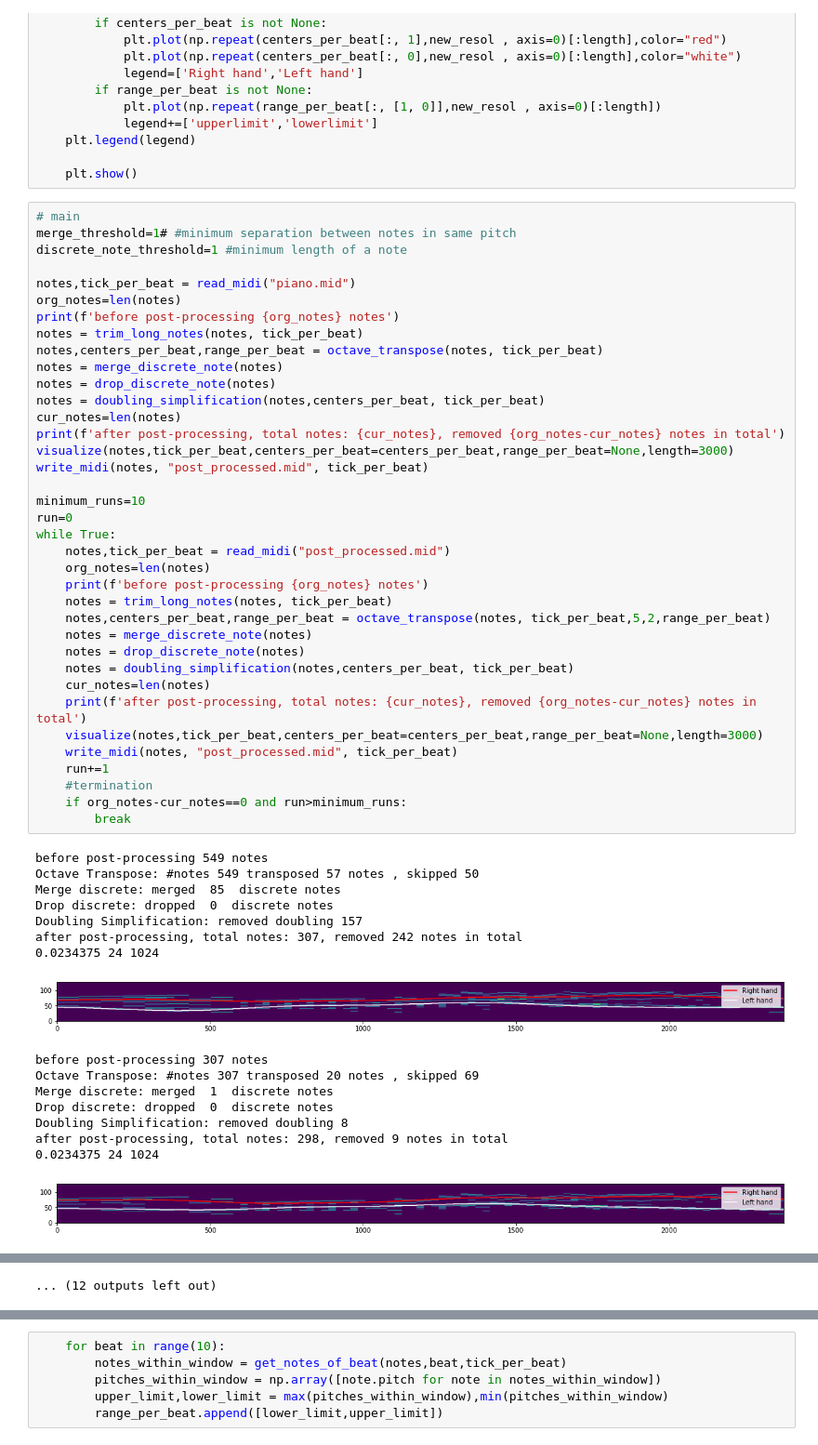
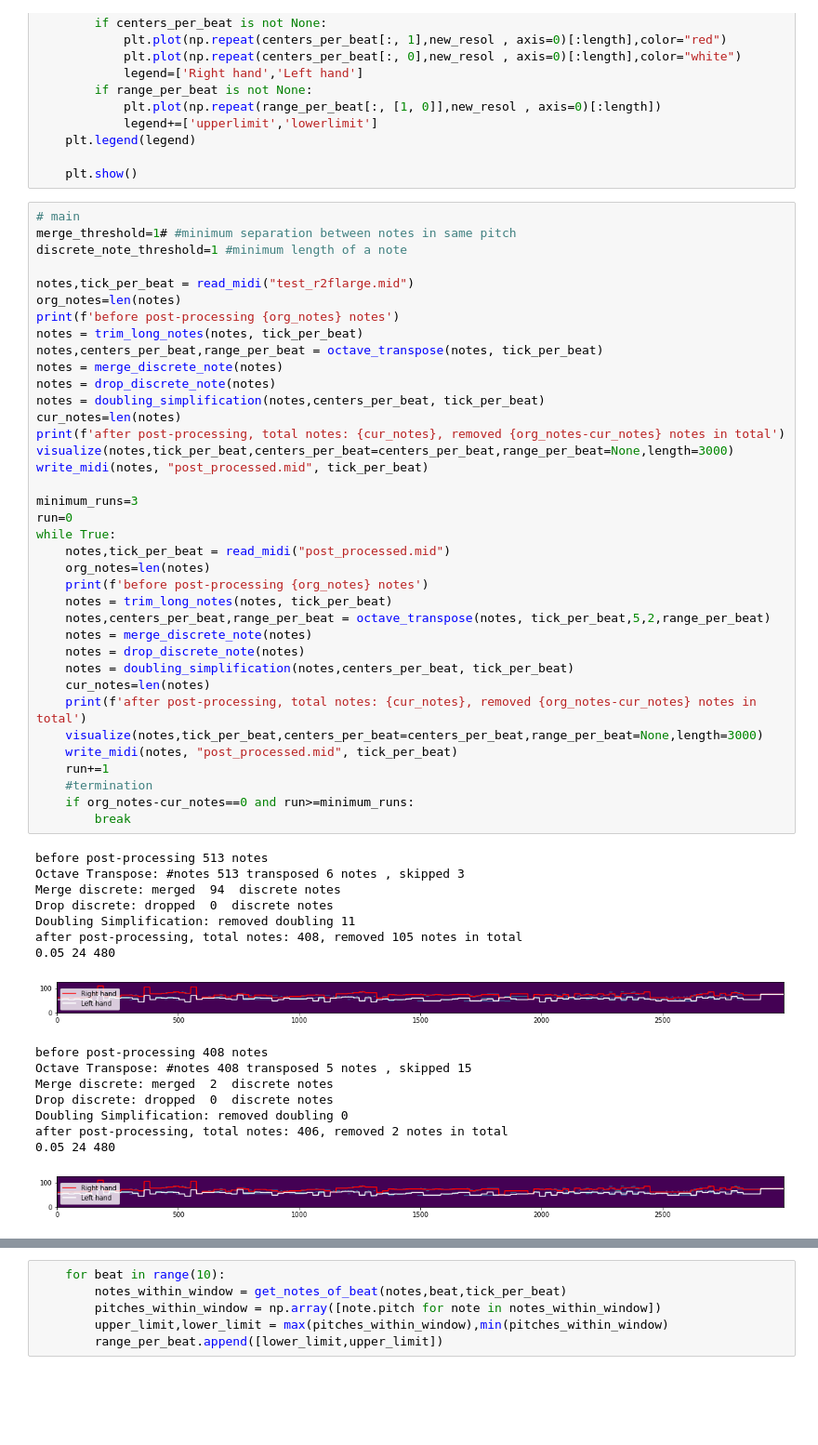
Before and after one commit to ChanTszKit/MIDI-BERT-2, a Jupyter notebook: postprocessing.ipynb, the cells around one changed output, grey strips where cells are left out. Shown at 93% size. Saved outputs shown, nothing was run; the diff lists cells and outputs as text; blank space fills up the shorter version.

```diff
--- a/postprocessing.ipynb
+++ b/postprocessing.ipynb
@@ -378,52 +431,52 @@ def visualize(notes,tick_per_beat,centers_per_beat=None,range_per_beat=None,leng
 merge_threshold=1# #minimum separation between notes in same pitch
 discrete_note_threshold=1 #minimum length of a note
 
-notes,tick_per_beat = read_midi("piano.mid")
+notes,tick_per_beat = read_midi("test_r2flarge.mid")
 org_notes=len(notes)
 print(f'before post-processing {org_notes} notes')
 notes = trim_long_notes(notes, tick_per_beat)
 notes,centers_per_beat,range_per_beat = octave_transpose(notes, tick_per_beat)
 notes = merge_discrete_note(notes)
 notes = drop_discrete_note(notes)
 notes = doubling_simplification(notes,centers_per_beat, tick_per_beat)
 cur_notes=len(notes)
 print(f'after post-processing, total notes: {cur_notes}, removed {org_notes-cur_notes} notes in total')
 visualize(notes,tick_per_beat,centers_per_beat=centers_per_beat,range_per_beat=None,length=3000)
 write_midi(notes, "post_processed.mid", tick_per_beat)
 
-minimum_runs=10
+minimum_runs=3
 run=0
 while True:
     notes,tick_per_beat = read_midi("post_processed.mid")
     org_notes=len(notes)
     print(f'before post-processing {org_notes} notes')
     notes = trim_long_notes(notes, tick_per_beat)
     notes,centers_per_beat,range_per_beat = octave_transpose(notes, tick_per_beat,5,2,range_per_beat)
     notes = merge_discrete_note(notes)
     notes = drop_discrete_note(notes)
     notes = doubling_simplification(notes,centers_per_beat, tick_per_beat)
     cur_notes=len(notes)
     print(f'after post-processing, total notes: {cur_notes}, removed {org_notes-cur_notes} notes in total')
     visualize(notes,tick_per_beat,centers_per_beat=centers_per_beat,range_per_beat=None,length=3000)
     write_midi(notes, "post_processed.mid", tick_per_beat)
     run+=1
     #termination
-    if org_notes-cur_notes==0 and run>minimum_runs:
+    if org_notes-cur_notes==0 and run>=minimum_runs:
         break
 # %% [output]
-before post-processing 549 notes
-Octave Transpose: #notes 549 transposed 57 notes , skipped 50
-Merge discrete: merged  85  discrete notes
+before post-processing 513 notes
+Octave Transpose: #notes 513 transposed 6 notes , skipped 3
+Merge discrete: merged  94  discrete notes
 Drop discrete: dropped  0  discrete notes
-Doubling Simplification: removed doubling 157
-after post-processing, total notes: 307, removed 242 notes in total
-0.0234375 24 1024
+Doubling Simplification: removed doubling 11
+after post-processing, total notes: 408, removed 105 notes in total
+0.05 24 480
-[figure, old version]
+[figure, new version]
-before post-processing 307 notes
-Octave Transpose: #notes 307 transposed 20 notes , skipped 69
-Merge discrete: merged  1  discrete notes
+before post-processing 408 notes
+Octave Transpose: #notes 408 transposed 5 notes , skipped 15
+Merge discrete: merged  2  discrete notes
 Drop discrete: dropped  0  discrete notes
-Doubling Simplification: removed doubling 8
-after post-processing, total notes: 298, removed 9 notes in total
-0.0234375 24 1024
+Doubling Simplification: removed doubling 0
+after post-processing, total notes: 406, removed 2 notes in total
+0.05 24 480
-[figure, old version]
+[figure, new version]
@@ -462 +498,0 @@ after post-processing, total notes: 298, removed 0 notes in total
-... (12 outputs left out)
```
Also changed, not shown: parts of 8 cells of this notebook.
